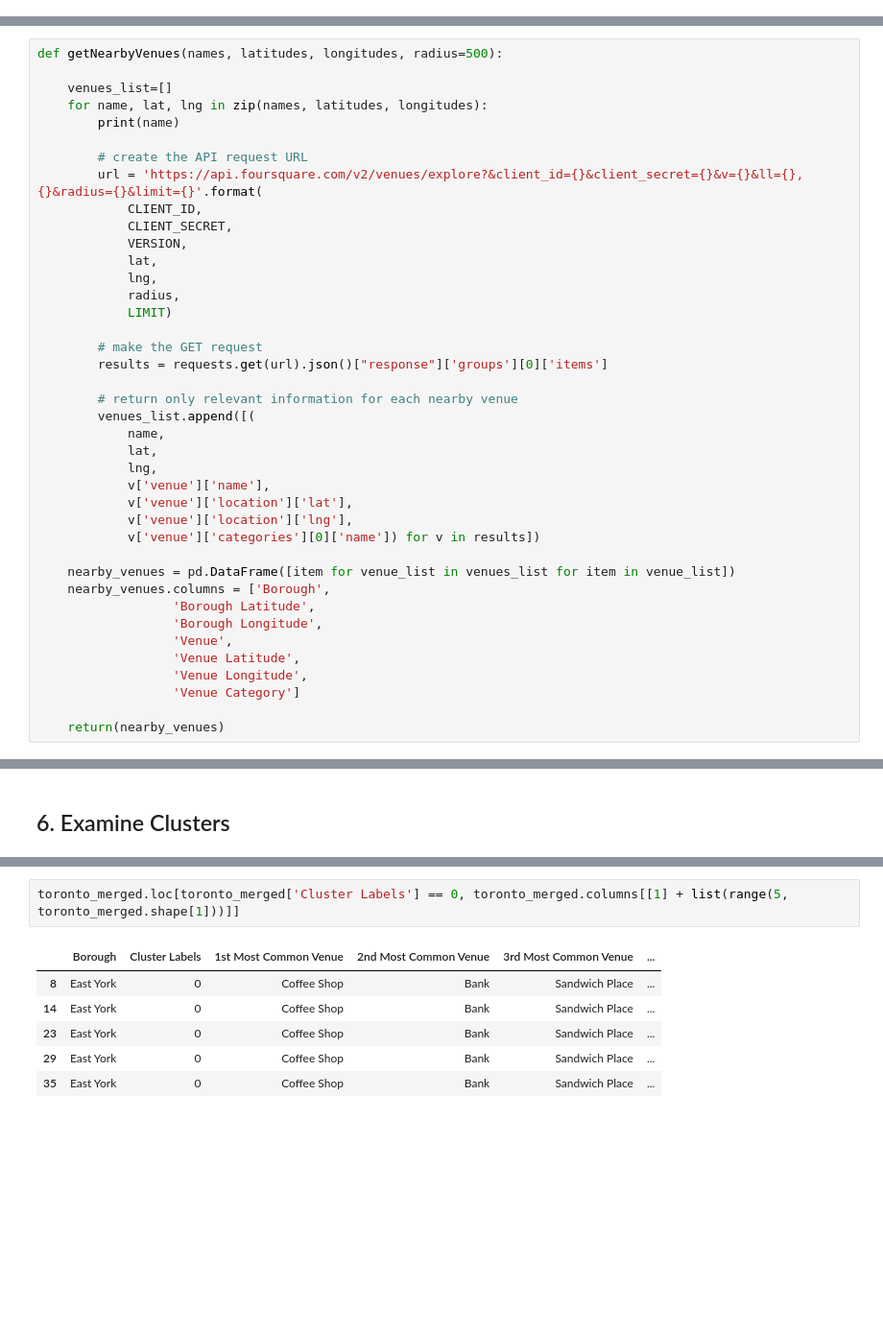
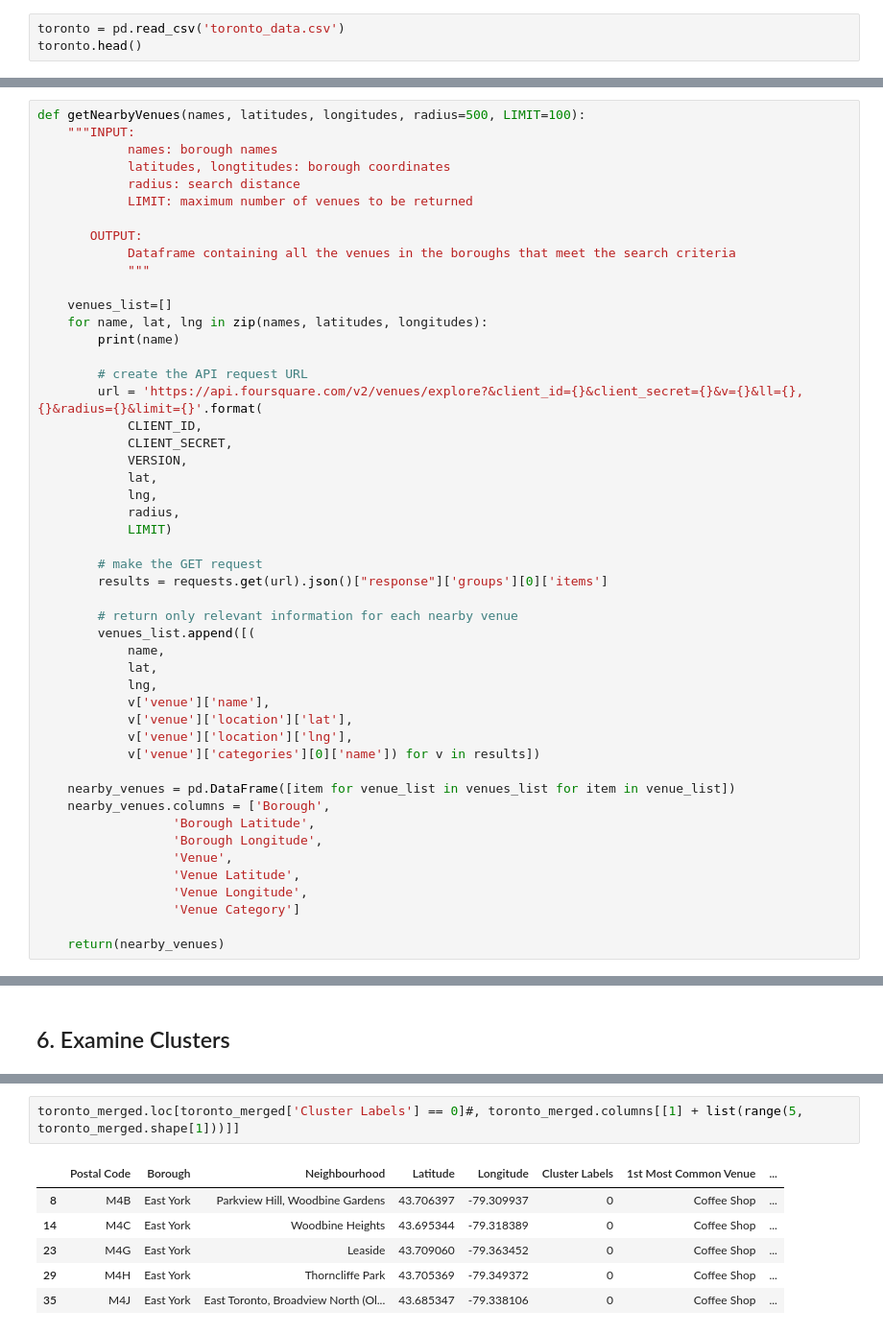
Before and after one commit to BBimie/IBM-Coursera-Capstone, a Jupyter notebook: Clustering Neighborhoods-Toronto.ipynb, the cells around one changed output, grey strips where cells are left out. Shown at 96% size. Cells and saved outputs as stored; diff of their text form; blank space fills up the shorter version.

```diff
--- a/Clustering Neighborhoods-Toronto.ipynb
+++ b/Clustering Neighborhoods-Toronto.ipynb
@@ -73,0 +78,3 @@ toronto.head()
+# %%
+toronto = pd.read_csv('toronto_data.csv')
+toronto.head()
@@ -370,5 +400,14 @@ Function to get the venue information from foursquare api, clean the resulting j
 # %%
-def getNearbyVenues(names, latitudes, longitudes, radius=500):
+def getNearbyVenues(names, latitudes, longitudes, radius=500, LIMIT=100):
+    """INPUT:
+            names: borough names
+            latitudes, longtitudes: borough coordinates
+            radius: search distance
+            LIMIT: maximum number of venues to be returned
+
+       OUTPUT:
+            Dataframe containing all the venues in the boroughs that meet the search criteria
+            """
 
     venues_list=[]
     for name, lat, lng in zip(names, latitudes, longitudes):
@@ -655,9 +734,9 @@ map_clusters
 # %%
-toronto_merged.loc[toronto_merged['Cluster Labels'] == 0, toronto_merged.columns[[1] + list(range(5, toronto_merged.shape[1]))]]
+toronto_merged.loc[toronto_merged['Cluster Labels'] == 0]#, toronto_merged.columns[[1] + list(range(5, toronto_merged.shape[1]))]]
 # %% [output]
-|  | Borough | Cluster Labels | 1st Most Common Venue | 2nd Most Common Venue | 3rd Most Common Venue | ... |
-| 8 | East York | 0 | Coffee Shop | Bank | Sandwich Place | ... |
-| 14 | East York | 0 | Coffee Shop | Bank | Sandwich Place | ... |
-| 23 | East York | 0 | Coffee Shop | Bank | Sandwich Place | ... |
-| 29 | East York | 0 | Coffee Shop | Bank | Sandwich Place | ... |
-| 35 | East York | 0 | Coffee Shop | Bank | Sandwich Place | ... |
+|  | Postal Code | Borough | Neighbourhood | Latitude | Longitude | Cluster Labels | 1st Most Common Venue | ... |
+| 8 | M4B | East York | Parkview Hill, Woodbine Gardens | 43.706397 | -79.309937 | 0 | Coffee Shop | ... |
+| 14 | M4C | East York | Woodbine Heights | 43.695344 | -79.318389 | 0 | Coffee Shop | ... |
+| 23 | M4G | East York | Leaside | 43.709060 | -79.363452 | 0 | Coffee Shop | ... |
+| 29 | M4H | East York | Thorncliffe Park | 43.705369 | -79.349372 | 0 | Coffee Shop | ... |
+| 35 | M4J | East York | East Toronto, Broadview North (Ol... | 43.685347 | -79.338106 | 0 | Coffee Shop | ... |
```
Also changed, not shown: parts of 49 cells of this notebook, 1 other file.
